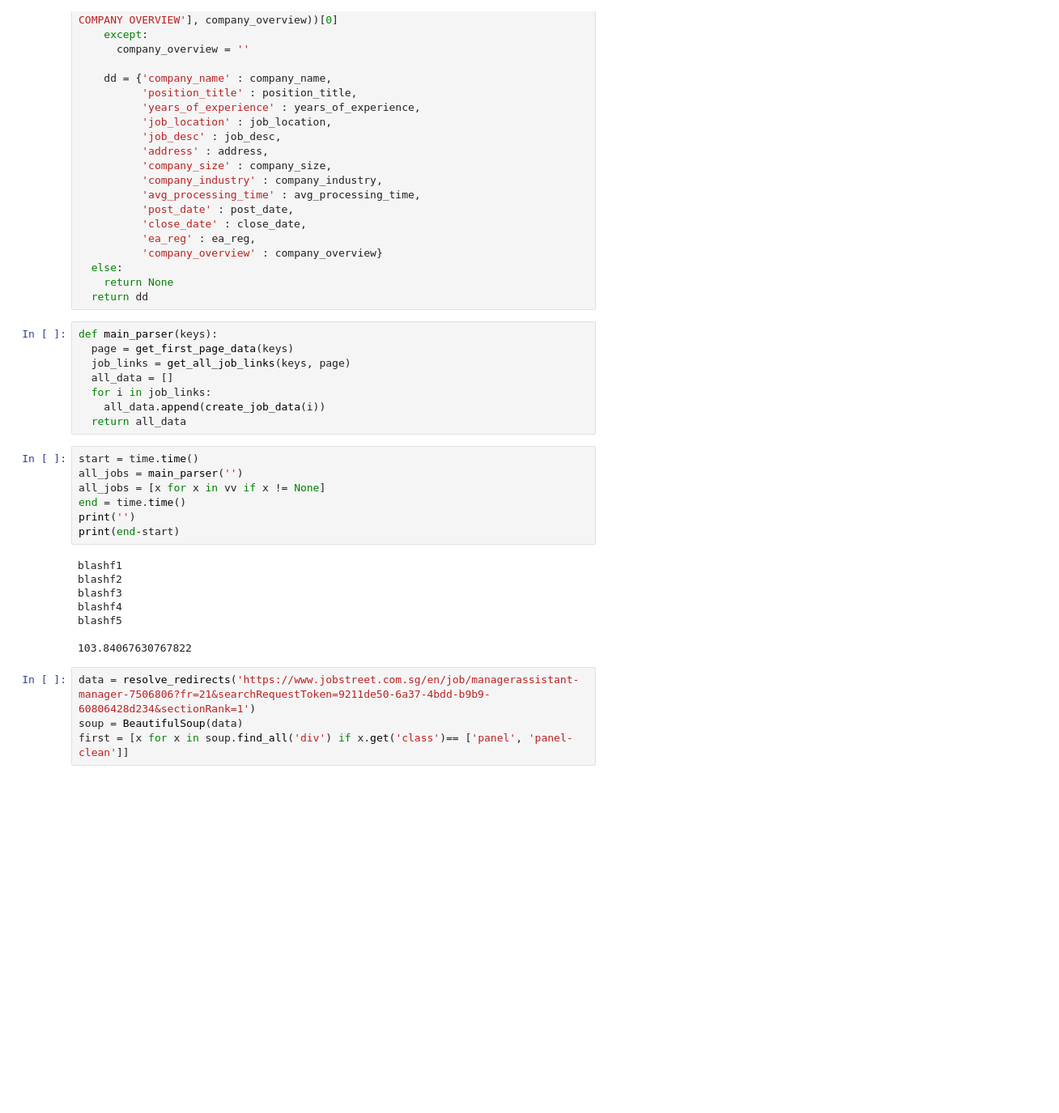
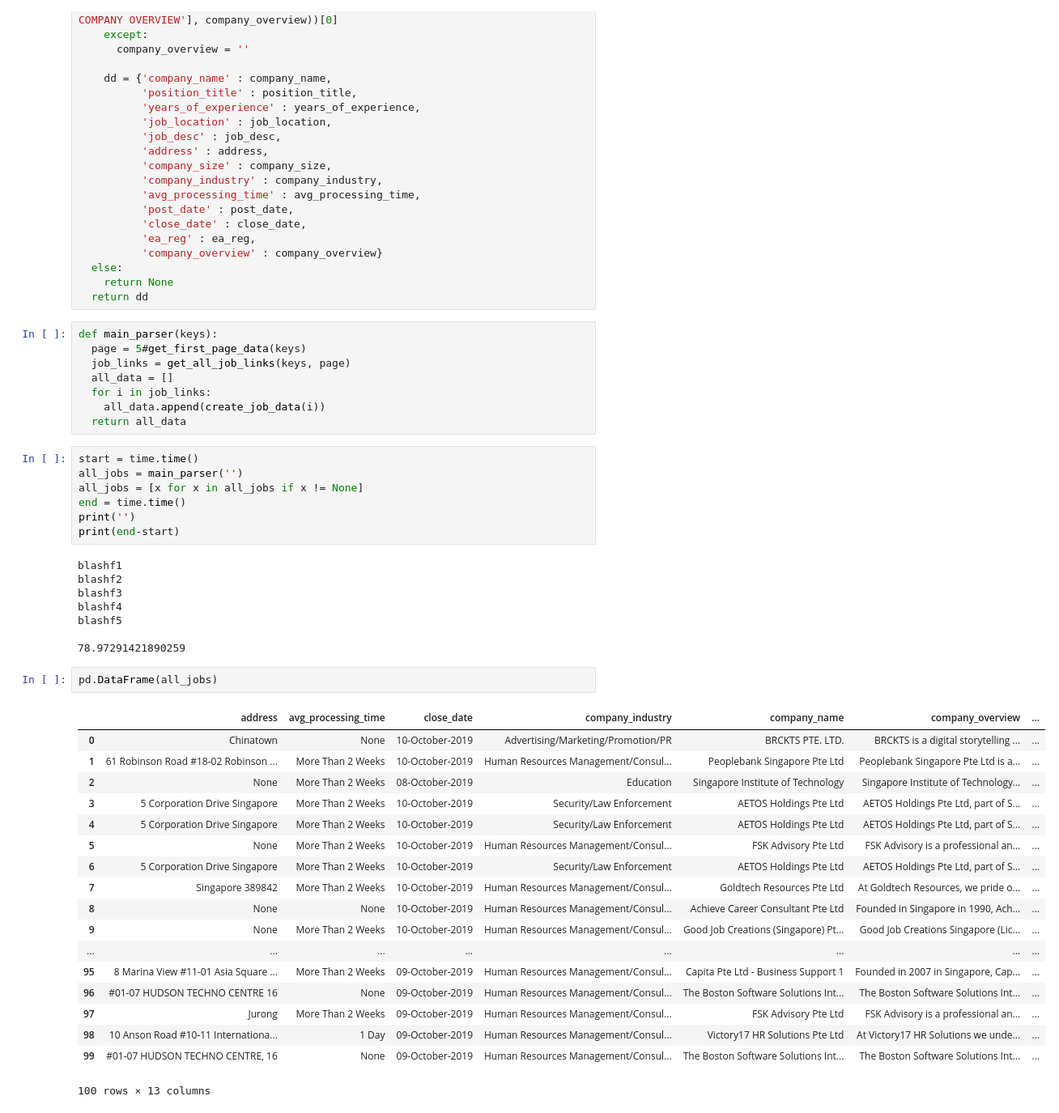
Before and after one commit to stefansantoso/Larkand-projects, a Jupyter notebook: jobstreet-request.ipynb, the cells around one changed output. Shown at 81% size. Drawn from its saved outputs; the diff is of its cells as text; blank space fills up the shorter version.

Commit message:
Bug fix - unknown variable + print dataframe

```diff
--- a/jobstreet-request.ipynb
+++ b/jobstreet-request.ipynb
@@ -159,7 +159,7 @@ def create_job_data(job_url):
   return dd
 # %%
 def main_parser(keys):
-  page = get_first_page_data(keys)
+  page = 5#get_first_page_data(keys)
   job_links = get_all_job_links(keys, page)
   all_data = []
   for i in job_links:
@@ -168,7 +168,7 @@ def main_parser(keys):
 # %%
 start = time.time()
 all_jobs = main_parser('')
-all_jobs = [x for x in vv if x != None]
+all_jobs = [x for x in all_jobs if x != None]
 end = time.time()
 print('')
 print(end-start)
@@ -179,8 +179,25 @@ blashf3
 blashf4
 blashf5
 
-103.84067630767822
+78.97291421890259
-# %%
-data = resolve_redirects('https://www.jobstreet.com.sg/en/job/managerassistant-manager-7506806?fr=21&searchRequestToken=9211de50-6a37-4bdd-b9b9-60806428d234&sectionRank=1')
-soup = BeautifulSoup(data)
-first = [x for x in soup.find_all('div') if x.get('class')== ['panel', 'panel-clean']]
+# %%
+pd.DataFrame(all_jobs)
+# %% [output]
+|  | address | avg_processing_time | close_date | company_industry | company_name | company_overview | ... |
+| 0 | Chinatown | None | 10-October-2019 | Advertising/Marketing/Promotion/PR | BRCKTS PTE. LTD. | BRCKTS is a digital storytelling ... | ... |
+| 1 | 61 Robinson Road #18-02 Robinson ... | More Than 2 Weeks | 10-October-2019 | Human Resources Management/Consul... | Peoplebank Singapore Pte Ltd | Peoplebank Singapore Pte Ltd is a... | ... |
+| 2 | None | More Than 2 Weeks | 08-October-2019 | Education | Singapore Institute of Technology | Singapore Institute of Technology... | ... |
+| 3 | 5 Corporation Drive Singapore | More Than 2 Weeks | 10-October-2019 | Security/Law Enforcement | AETOS Holdings Pte Ltd | AETOS Holdings Pte Ltd, part of S... | ... |
+| 4 | 5 Corporation Drive Singapore | More Than 2 Weeks | 10-October-2019 | Security/Law Enforcement | AETOS Holdings Pte Ltd | AETOS Holdings Pte Ltd, part of S... | ... |
+| 5 | None | More Than 2 Weeks | 10-October-2019 | Human Resources Management/Consul... | FSK Advisory Pte Ltd | FSK Advisory is a professional an... | ... |
+| 6 | 5 Corporation Drive Singapore | More Than 2 Weeks | 10-October-2019 | Security/Law Enforcement | AETOS Holdings Pte Ltd | AETOS Holdings Pte Ltd, part of S... | ... |
+| 7 | Singapore 389842 | More Than 2 Weeks | 10-October-2019 | Human Resources Management/Consul... | Goldtech Resources Pte Ltd | At Goldtech Resources, we pride o... | ... |
+| 8 | None | None | 10-October-2019 | Human Resources Management/Consul... | Achieve Career Consultant Pte Ltd | Founded in Singapore in 1990, Ach... | ... |
+| 9 | None | More Than 2 Weeks | 10-October-2019 | Human Resources Management/Consul... | Good Job Creations (Singapore) Pt... | Good Job Creations Singapore (Lic... | ... |
+| ... | ... | ... | ... | ... | ... | ... | ... |
+| 95 | 8 Marina View #11-01 Asia Square ... | More Than 2 Weeks | 09-October-2019 | Human Resources Management/Consul... | Capita Pte Ltd - Business Support 1 | Founded in 2007 in Singapore, Cap... | ... |
+| 96 | #01-07 HUDSON TECHNO CENTRE 16 | None | 09-October-2019 | Human Resources Management/Consul... | The Boston Software Solutions Int... | The Boston Software Solutions Int... | ... |
+| 97 | Jurong | More Than 2 Weeks | 09-October-2019 | Human Resources Management/Consul... | FSK Advisory Pte Ltd | FSK Advisory is a professional an... | ... |
+| 98 | 10 Anson Road #10-11 Internationa... | 1 Day | 09-October-2019 | Human Resources Management/Consul... | Victory17 HR Solutions Pte Ltd | At Victory17 HR Solutions we unde... | ... |
+| 99 | #01-07 HUDSON TECHNO CENTRE, 16 | None | 09-October-2019 | Human Resources Management/Consul... | The Boston Software Solutions Int... | The Boston Software Solutions Int... | ... |
+100 rows × 13 columns
```
